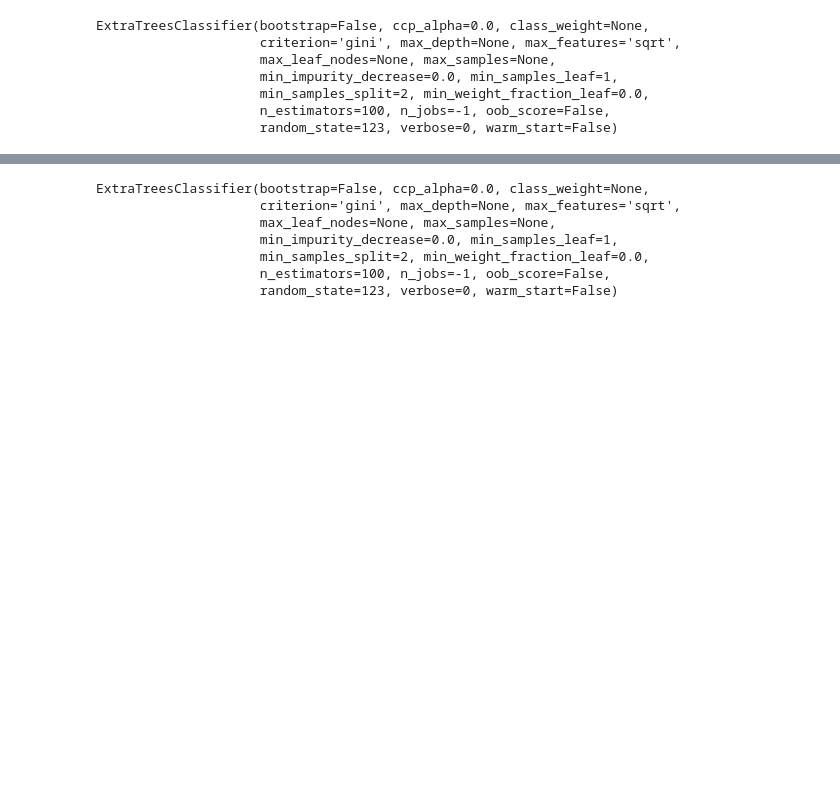
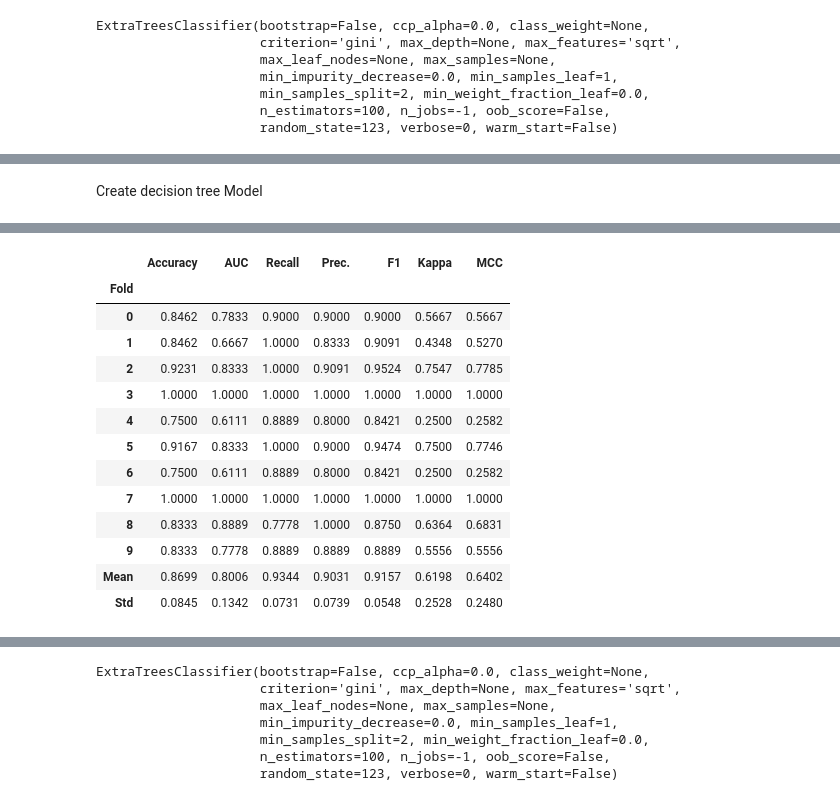
Before and after one commit to ghodsieh86/ghodsieh6220project, a Jupyter notebook: parkinson_dataset.ipynb, the cells around one changed output, grey strips where cells are left out. Saved outputs shown, nothing was run; the diff lists cells and outputs as text; code cells hidden in the pictures; blank space fills up the shorter version.

```diff
--- a/parkinson_dataset.ipynb
+++ b/parkinson_dataset.ipynb
@@ -533,0 +602,5 @@ Requirement already satisfied: six in /usr/local/lib/python3.10/dist-packages (f
+# %% [markdown]
+Create decision tree Model
+# %%
+dt = create_model('dt')
+# %% [output]
@@ -533,0 +608,14 @@ Requirement already satisfied: six in /usr/local/lib/python3.10/dist-packages (f
+|  | Accuracy | AUC | Recall | Prec. | F1 | Kappa | MCC |
+| Fold |  |  |  |  |  |  |  |
+| 0 | 0.8462 | 0.7833 | 0.9000 | 0.9000 | 0.9000 | 0.5667 | 0.5667 |
+| 1 | 0.8462 | 0.6667 | 1.0000 | 0.8333 | 0.9091 | 0.4348 | 0.5270 |
+| 2 | 0.9231 | 0.8333 | 1.0000 | 0.9091 | 0.9524 | 0.7547 | 0.7785 |
+| 3 | 1.0000 | 1.0000 | 1.0000 | 1.0000 | 1.0000 | 1.0000 | 1.0000 |
+| 4 | 0.7500 | 0.6111 | 0.8889 | 0.8000 | 0.8421 | 0.2500 | 0.2582 |
+| 5 | 0.9167 | 0.8333 | 1.0000 | 0.9000 | 0.9474 | 0.7500 | 0.7746 |
+| 6 | 0.7500 | 0.6111 | 0.8889 | 0.8000 | 0.8421 | 0.2500 | 0.2582 |
+| 7 | 1.0000 | 1.0000 | 1.0000 | 1.0000 | 1.0000 | 1.0000 | 1.0000 |
+| 8 | 0.8333 | 0.8889 | 0.7778 | 1.0000 | 0.8750 | 0.6364 | 0.6831 |
+| 9 | 0.8333 | 0.7778 | 0.8889 | 0.8889 | 0.8889 | 0.5556 | 0.5556 |
+| Mean | 0.8699 | 0.8006 | 0.9344 | 0.9031 | 0.9157 | 0.6198 | 0.6402 |
+| Std | 0.0845 | 0.1342 | 0.0731 | 0.0739 | 0.0548 | 0.2528 | 0.2480 |
```
Also changed, not shown: parts of 70 cells of this notebook.
